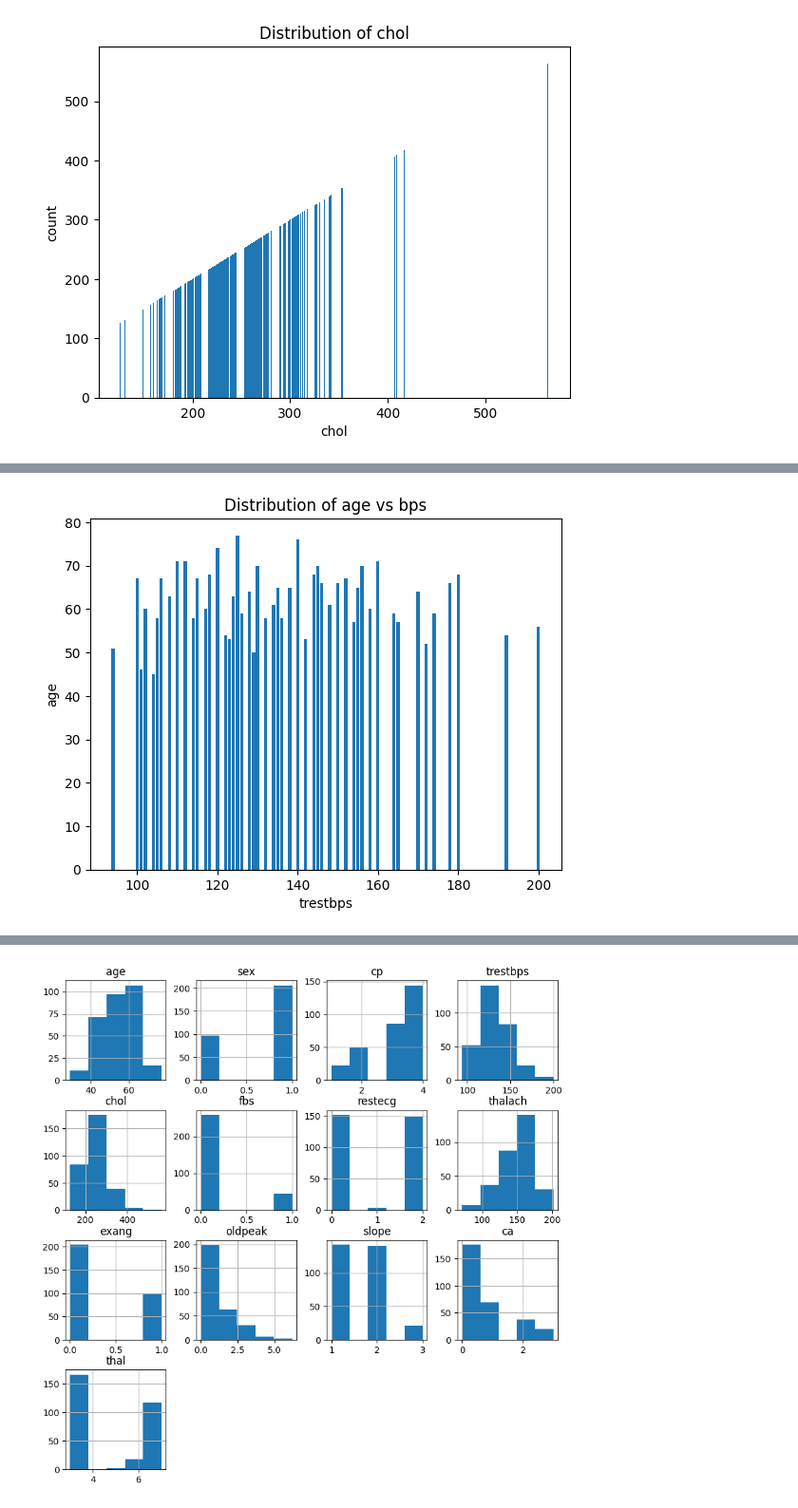
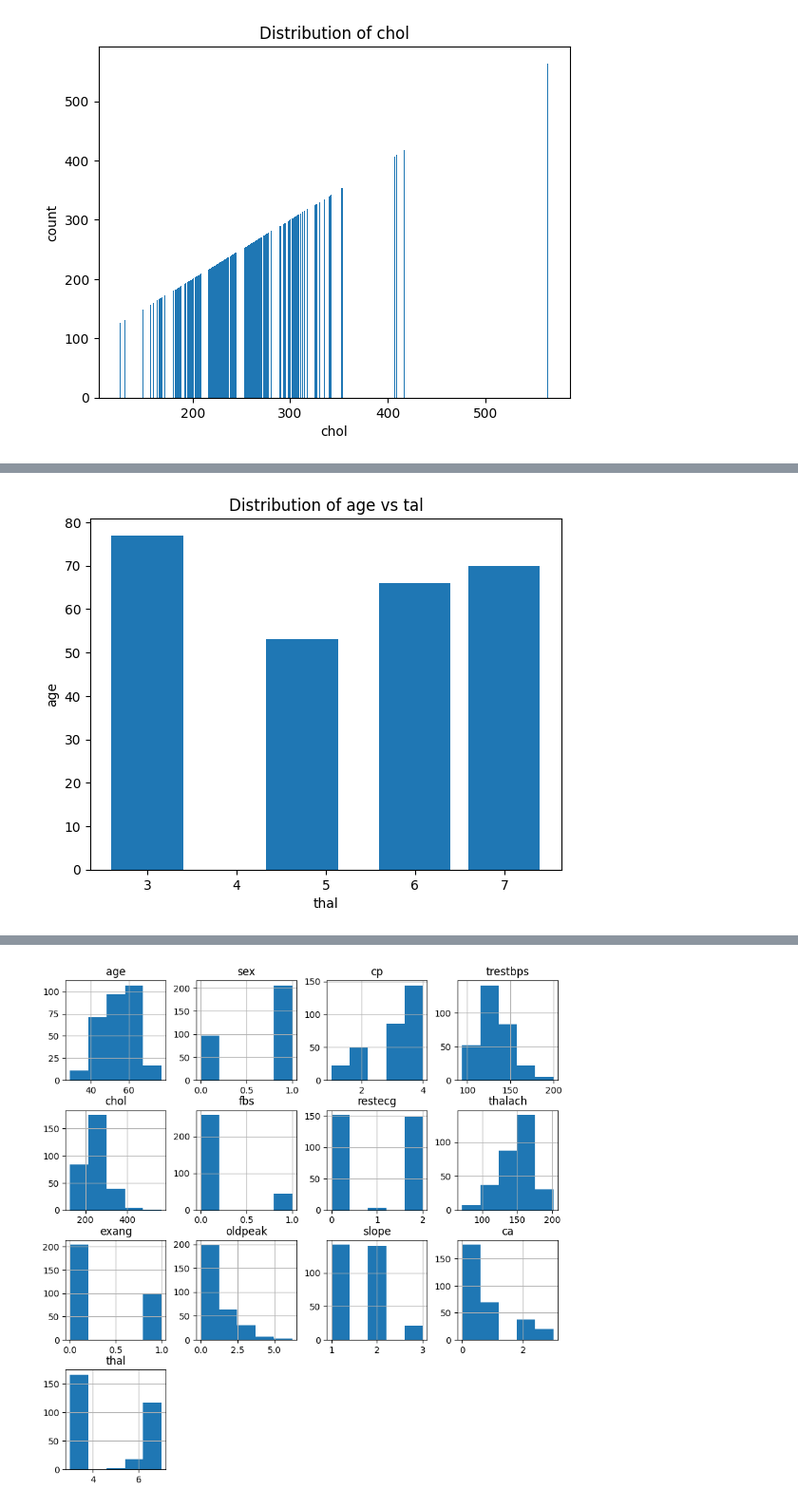
Before and after one commit to awaiskhan005/DATA-SCIENCE-AND-AI-, a Jupyter notebook: HEART_ATTACK_DATASET.ipynb, the cells around one changed output, grey strips where cells are left out. Shown at 95% size. Saved outputs shown, nothing was run; the diff lists cells and outputs as text; code cells hidden in the pictures.

```diff
--- a/HEART_ATTACK_DATASET.ipynb
+++ b/HEART_ATTACK_DATASET.ipynb
@@ -298,8 +299,8 @@ plt.show()
 # %%
-plt.bar(X['trestbps'], height=X['age'])
-plt.xlabel('trestbps')
+plt.bar(X['thal'], height=X['age'])
+plt.xlabel('thal')
 plt.ylabel('age')
-plt.title('Distribution of age vs bps')
+plt.title('Distribution of age vs tal')
 plt.show()
 # %% [output]
-[figure, old version]
+[figure, new version]
```
Also changed, not shown: parts of 12 cells of this notebook.
